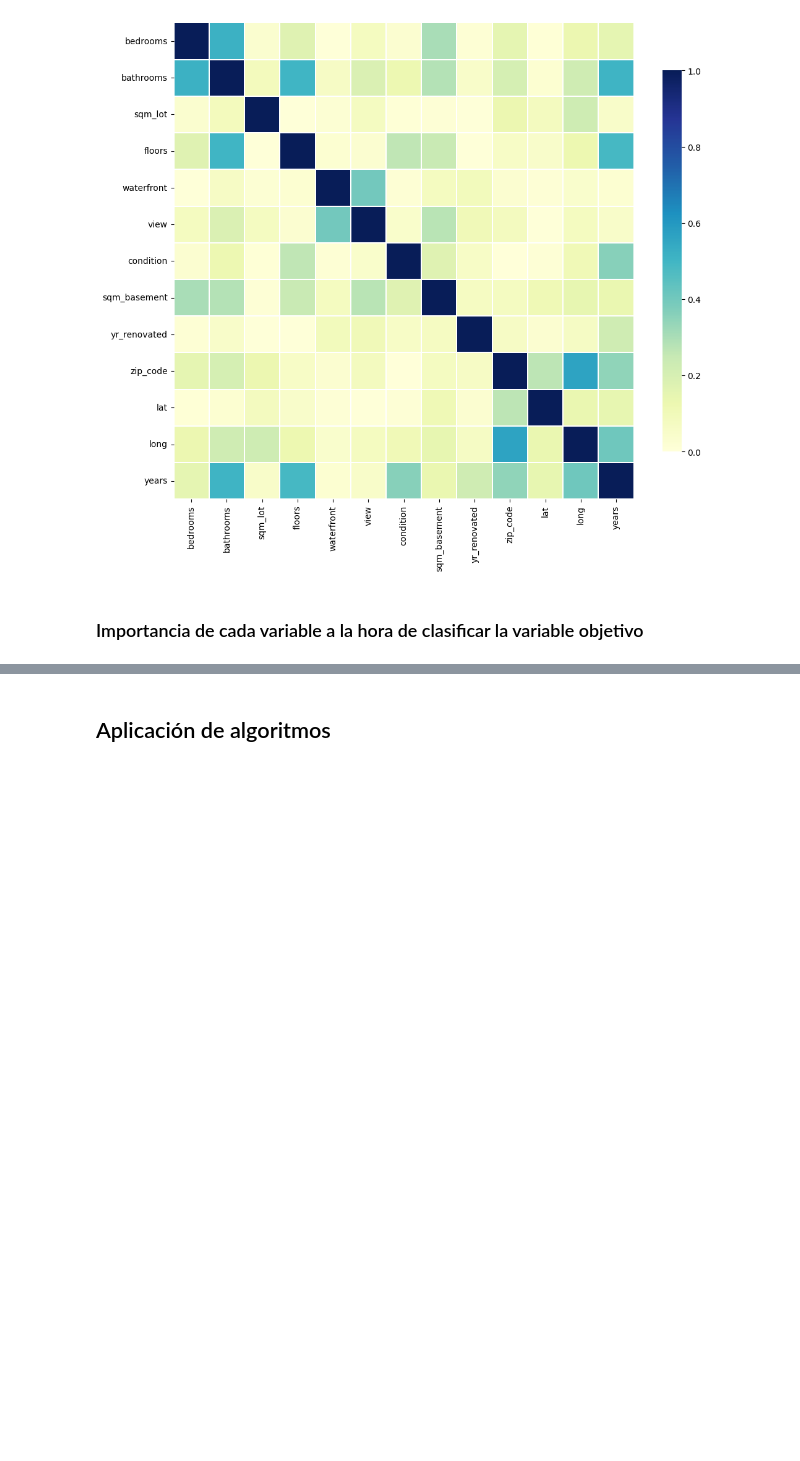
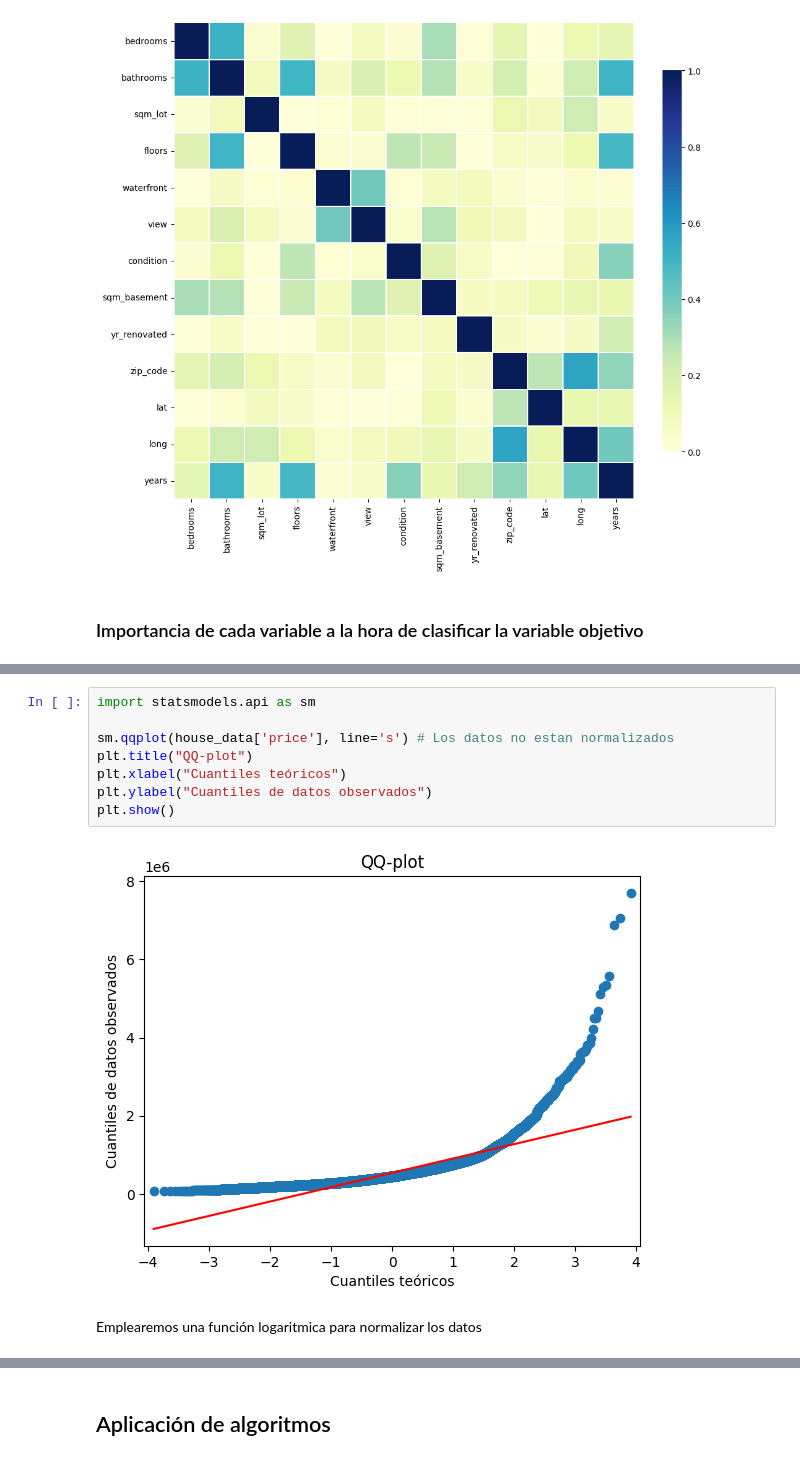
Before and after one commit to DiegoEscanciano/UCM_MACH, a Jupyter notebook: Entrega_DiegoEscanciano.ipynb, the cells around one changed output, grey strips where cells are left out. Cells and saved outputs as stored; diff of their text form; blank space fills up the shorter version.

```diff
--- a/Entrega_DiegoEscanciano.ipynb
+++ b/Entrega_DiegoEscanciano.ipynb
@@ -425,0 +433,12 @@ plt.show()
+# %%
+import statsmodels.api as sm
+
+sm.qqplot(house_data['price'], line='s') # Los datos no estan normalizados
+plt.title("QQ-plot")
+plt.xlabel("Cuantiles teóricos")
+plt.ylabel("Cuantiles de datos observados")
+plt.show()
+# %% [output]
+[figure, added]
+# %% [markdown]
+Emplearemos una función logaritmica para normalizar los datos
```
Also changed, not shown: parts of 19 cells of this notebook.
